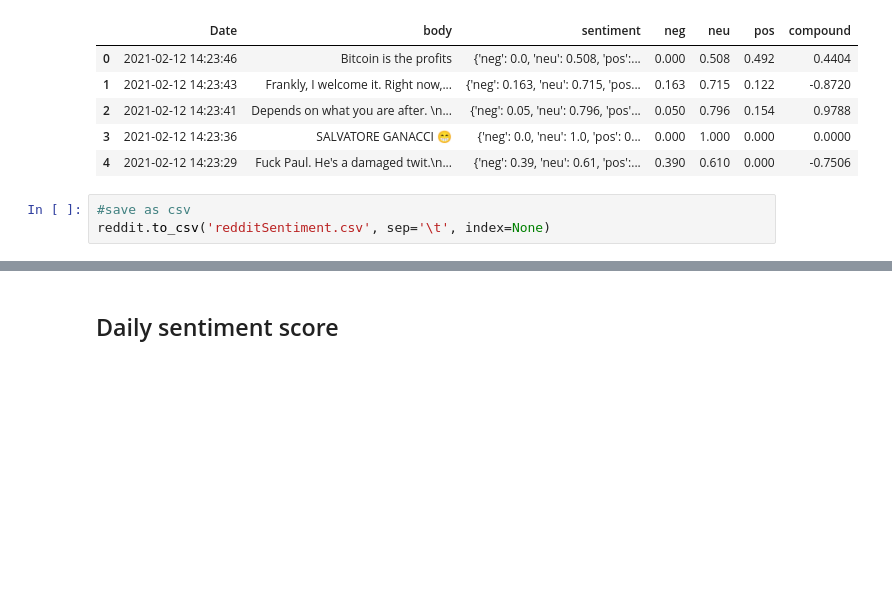
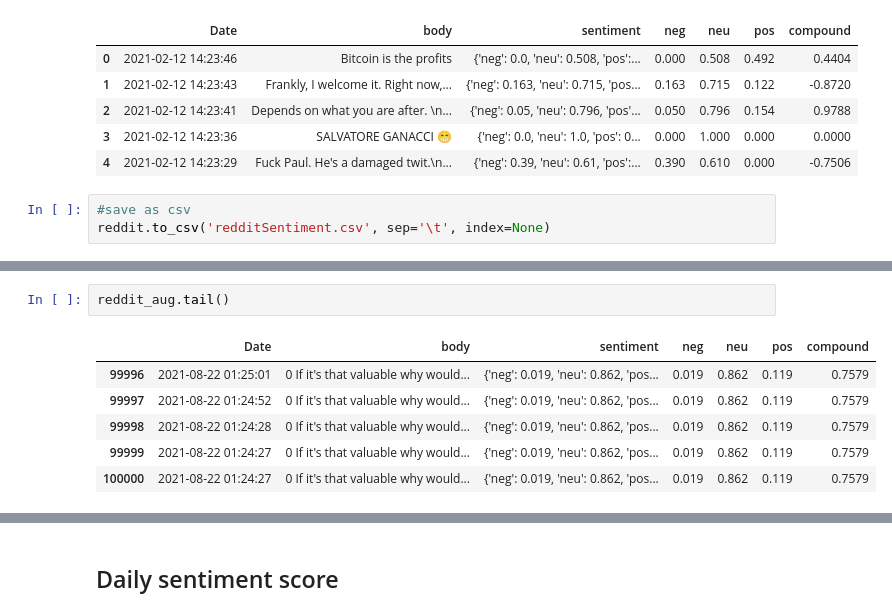
Before and after one commit to aashka-trivedi/cryptocurrency-and-public-sentiment, a Jupyter notebook: code/data_preperation/RedditSentiment.ipynb, the cells around one changed output, grey strips where cells are left out. Cells and saved outputs as stored; diff of their text form; blank space fills up the shorter version.

```diff
--- a/code/data_preperation/RedditSentiment.ipynb
+++ b/code/data_preperation/RedditSentiment.ipynb
@@ -43,0 +91,9 @@ reddit.to_csv('redditSentiment.csv', sep='\t', index=None)
+# %%
+reddit_aug.tail()
+# %% [output]
+|  | Date | body | sentiment | neg | neu | pos | compound |
+| 99996 | 2021-08-22 01:25:01 | 0 If it's that valuable why would... | {'neg': 0.019, 'neu': 0.862, 'pos... | 0.019 | 0.862 | 0.119 | 0.7579 |
+| 99997 | 2021-08-22 01:24:52 | 0 If it's that valuable why would... | {'neg': 0.019, 'neu': 0.862, 'pos... | 0.019 | 0.862 | 0.119 | 0.7579 |
+| 99998 | 2021-08-22 01:24:28 | 0 If it's that valuable why would... | {'neg': 0.019, 'neu': 0.862, 'pos... | 0.019 | 0.862 | 0.119 | 0.7579 |
+| 99999 | 2021-08-22 01:24:27 | 0 If it's that valuable why would... | {'neg': 0.019, 'neu': 0.862, 'pos... | 0.019 | 0.862 | 0.119 | 0.7579 |
+| 100000 | 2021-08-22 01:24:27 | 0 If it's that valuable why would... | {'neg': 0.019, 'neu': 0.862, 'pos... | 0.019 | 0.862 | 0.119 | 0.7579 |
```
Also changed, not shown: parts of 15 cells of this notebook, 7 other files.
